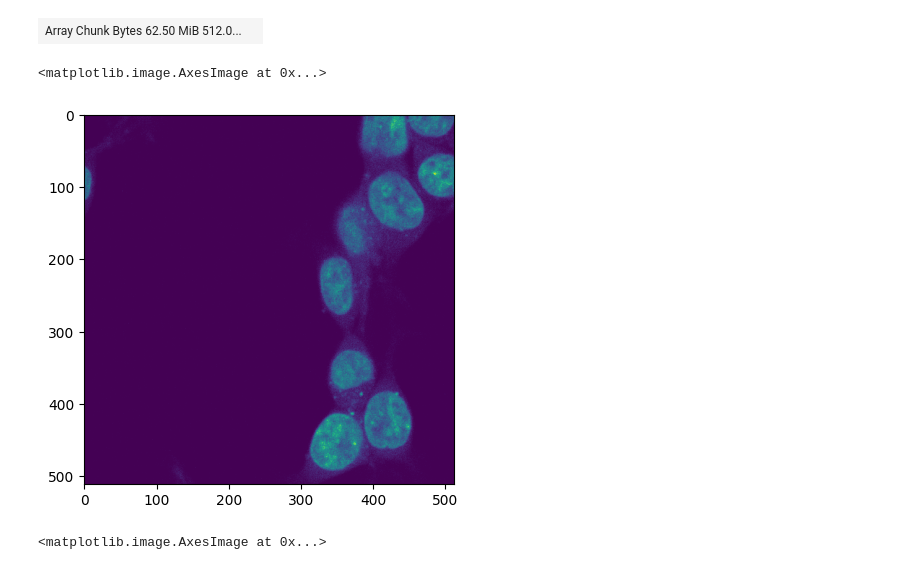
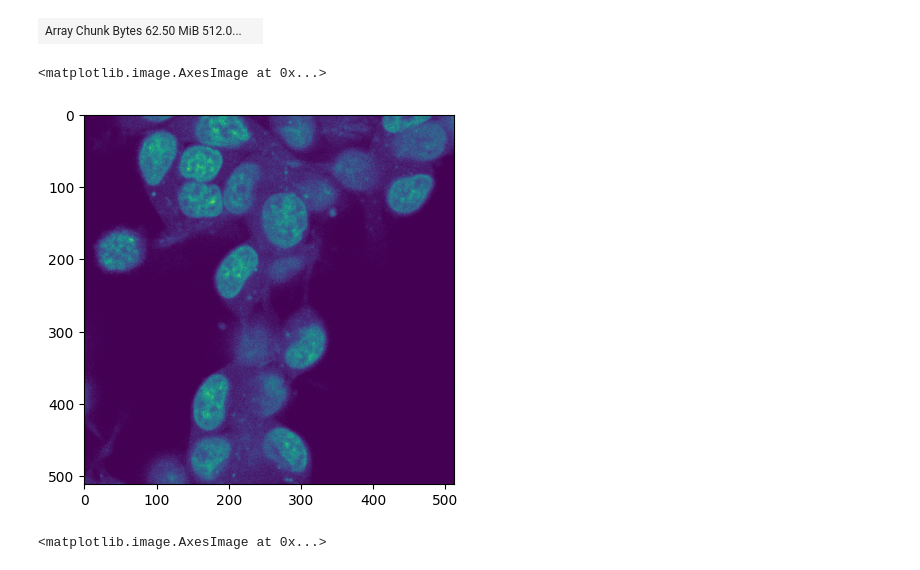
Before and after one commit to fstur/21_Boyman, a Jupyter notebook: notebooks/segment.ipynb, the cells around one changed output. Cells and saved outputs as stored; diff of their text form; code cells hidden in the pictures.

```diff
--- a/notebooks/segment.ipynb
+++ b/notebooks/segment.ipynb
@@ -92,10 +95,10 @@ scene_data
 # %% [output]
 | Array Chunk Bytes 62.50 MiB 512.0... |  |
 # %%
-plt.imshow(scene_data[0,2].compute())
+plt.imshow(scene_data[1,2].compute())
 # %% [output]
 <matplotlib.image.AxesImage at 0x...>
-[figure, old version]
+[figure, new version]
 # %%
 data = da.stack([scene_data[:,2], scene_data[:,0]+scene_data[:,1]], axis=1).astype(float)
 # %%
```
Also changed, not shown: parts of 7 cells of this notebook.
